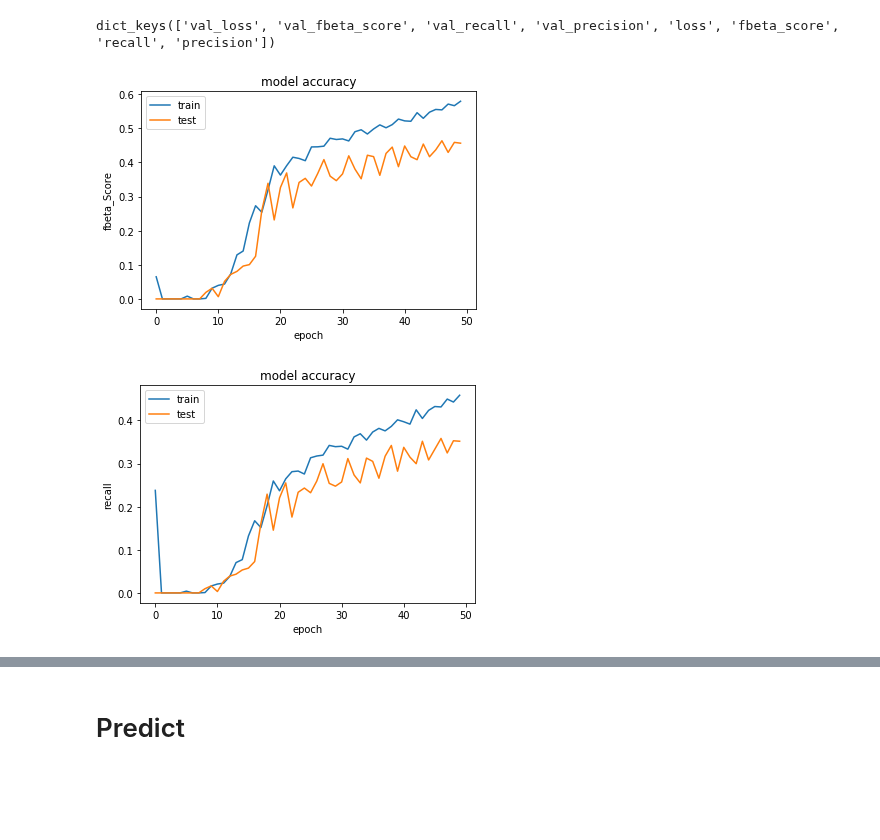
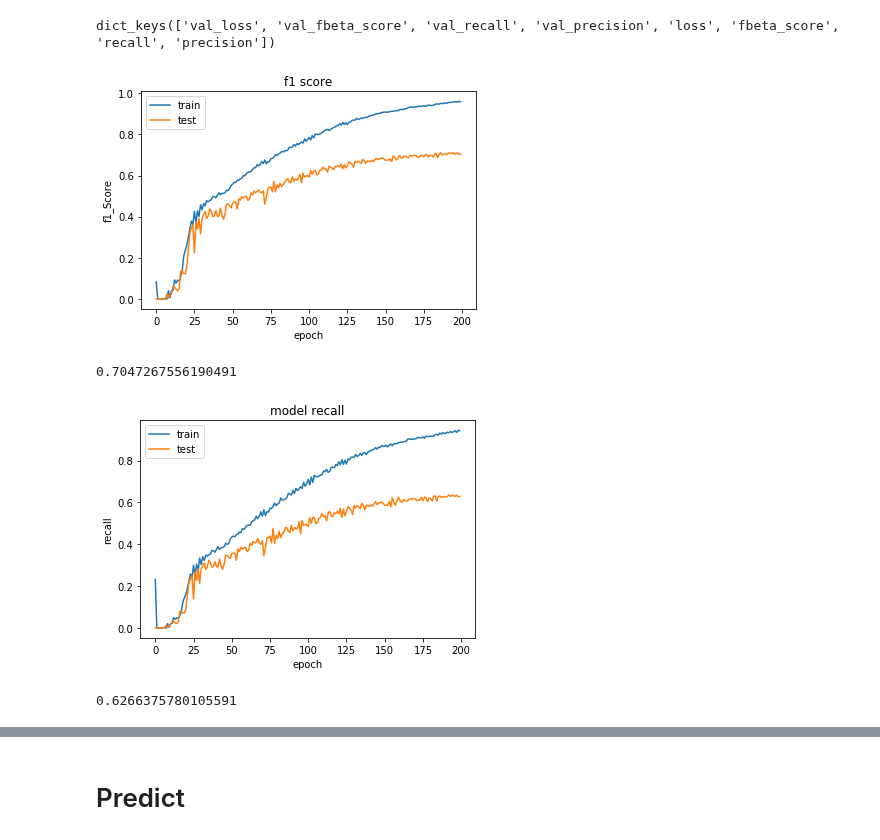
Before and after one commit to beatrizalbiero/MsResearch, a Jupyter notebook: input_features.ipynb, the cells around one changed output, grey strips where cells are left out. Drawn from its saved outputs; the diff is of its cells as text; code cells hidden in the pictures; blank space fills up the shorter version.

```diff
--- a/input_features.ipynb
+++ b/input_features.ipynb
@@ -222,12 +229,3 @@ padded_out_target = pad_sequences(coded_out_target, value=np.zeros(19),padding="
 padded_out_target.shape
 # %% [output]
 (423, 11, 19)
-# %%
-%%time
-# Run training
-model.compile(optimizer=opt, loss='binary_crossentropy', metrics=['f1'],)
-history = model.fit([padded_in, padded_out],
-                    padded_out_target,
-                    batch_size=32,
-                    epochs=300,
-                    validation_split=0.2,verbose=True)
@@ -266,3 +232,6 @@ from sklearn.metrics import f1_score
+# %%
+#because of test split
+padded_out_target = padded_out_target[:-30]
 # %%
 def mean_pred(y_true, y_pred):
     print(K.shape(y_true))
@@ -277,11 +246,10 @@ def mean_pred(y_true, y_pred):
 keras_metrics = KerasMetrics()
 model.compile(optimizer=opt, loss='binary_crossentropy', metrics=[ keras_metrics.fbeta_score,
                keras_metrics.recall,
-               keras_metrics.precision,
-                                                                 mean_pred],)
+               keras_metrics.precision]) #, mean_pred],)
 history2 = model.fit([padded_in, padded_out],
                     padded_out_target,
                     batch_size=128,
-                    epochs=50,
+                    epochs=200,
                     validation_split=0.2,verbose=True)
 # %% [output]
@@ -294,21 +277,29 @@ dict_keys(['val_loss', 'val_fbeta_score', 'val_recall', 'val_precision', 'loss',
 # %%
 # summarize history for accuracy
 plt.plot(history2.history['fbeta_score'])
 plt.plot(pd.Series(history2.history['val_fbeta_score']))
-plt.title('model accuracy')
-plt.ylabel('fbeta_Score')
+plt.title('f1 score')
+plt.ylabel('f1_Score')
 plt.xlabel('epoch')
 plt.legend(['train', 'test'], loc='upper left');
 # %% [output]
-[figure, old version]
+[figure, new version]
+# %%
+history2.history['val_fbeta_score'][-1]
+# %% [output]
+0.7047267556190491
 # %%
 # summarize history for accuracy
 score = 'recall'
 plt.plot(history2.history[score])
 plt.plot(pd.Series(history2.history['val_{}'.format(score)]))
-plt.title('model accuracy')
+plt.title('model {}'.format(score))
 plt.ylabel(score)
 plt.xlabel('epoch')
 plt.legend(['train', 'test'], loc='upper left');
 # %% [output]
-[figure, old version]
+[figure, new version]
+# %%
+history2.history['val_recall'][-1]
+# %% [output]
+0.6266375780105591
```
Also changed, not shown: parts of 24 cells of this notebook, 1 other file.
